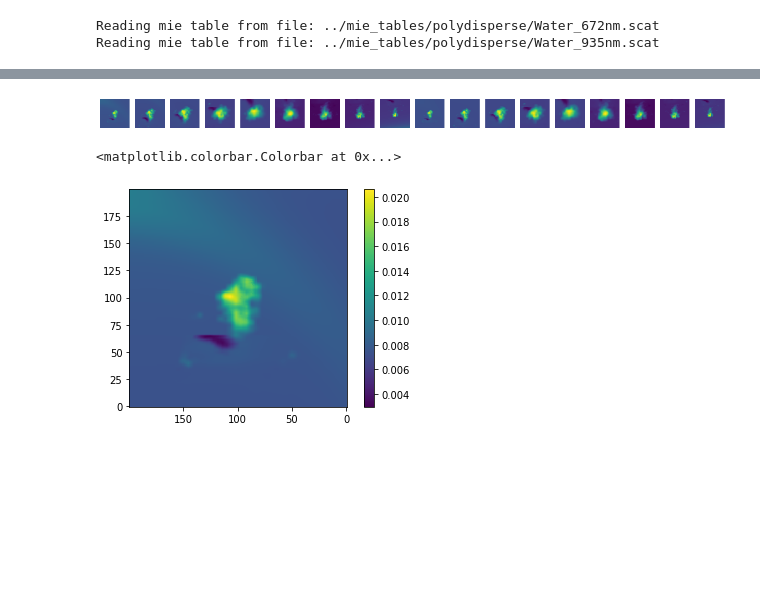
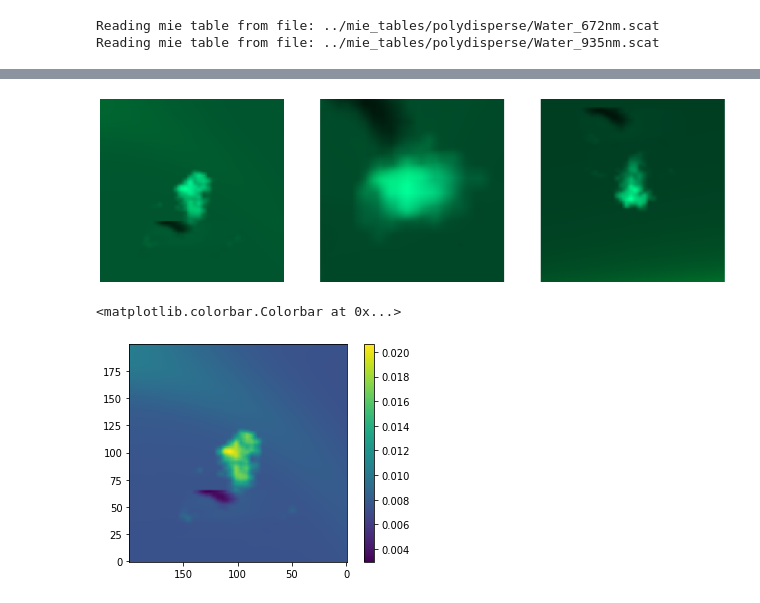
Before and after one commit to aviadlevis/pyshdom, a Jupyter notebook: Develop_Dynamic_cloud/render_evolving_cloud[Multispectral].ipynb, the cells around one changed output, grey strips where cells are left out. Saved outputs shown, nothing was run; the diff lists cells and outputs as text; code cells hidden in the pictures; blank space fills up the shorter version.

Commit message:
Multispectral Inverse Dynamic

```diff
--- a/Develop_Dynamic_cloud/render_evolving_cloud[Multispectral].ipynb
+++ b/Develop_Dynamic_cloud/render_evolving_cloud[Multispectral].ipynb
@@ -32,11 +32,11 @@ vel_cloud = np.array([0.0,0.0,0.0]) # m/s
 vel_camera = 45 # m/s
 camera_height = 4 #km
 # A fly over from West to East (positive y-axis direction)
-camera_zenith_list = [70.5, 60, 45.6, 26.1, 0, 26.1, 45.6, 60, 70.5]
-camera_azimuth_list = [-90, -90, -90, -90, 0, 90, 90, 90, 90]
-# camera_zenith_list = [70.5, 0, 70.5]
-# camera_azimuth_list = [-90, 0, 90]
-output_dir = 'experiments/WIZ_dt10_truncated_velocity_0_0_9img_perspective/dynamic_medium_Multispectral'
+# camera_zenith_list = [70.5, 60, 45.6, 26.1, 0, 26.1, 45.6, 60, 70.5]
+# camera_azimuth_list = [-90, -90, -90, -90, 0, 90, 90, 90, 90]
+camera_zenith_list = [70.5, 0, 70.5]
+camera_azimuth_list = [-90, 0, 90]
+output_dir = 'experiments/WIZ_dt10_truncated_velocity_0_0_3img_perspective/dynamic_medium_Multispectral'
 
 # sun
 sun_azimuth=65
@@ -186,11 +174,13 @@ measurements = shdom.DynamicMeasurements(dynamic_camera, images=images, waveleng
 # %%
 %matplotlib inline
 f, axarr = plt.subplots(1, len(images), figsize=(20, 20))
 for ax, image in zip(axarr, images):
+    if image.shape[2]==2:
+        image = np.concatenate((np.zeros((200,200,1)),image/image.max()),2)
     ax.imshow(image)
     ax.invert_xaxis()
     ax.invert_yaxis()
     ax.axis('off')
 # %% [output]
-[figure, old version]
+[figure, new version]
 # %%
```
Also changed, not shown: parts of 2 cells of this notebook, 4 other files.
